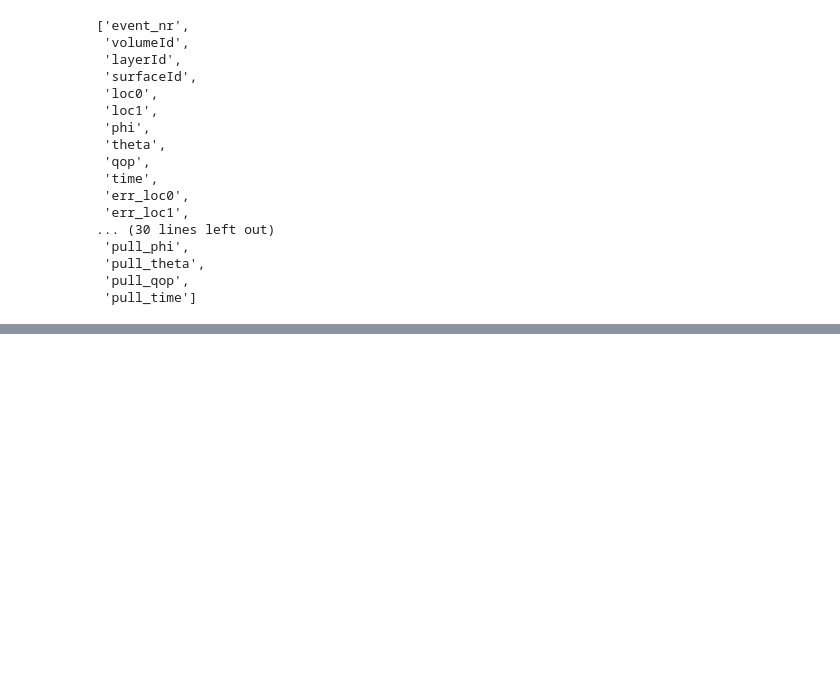
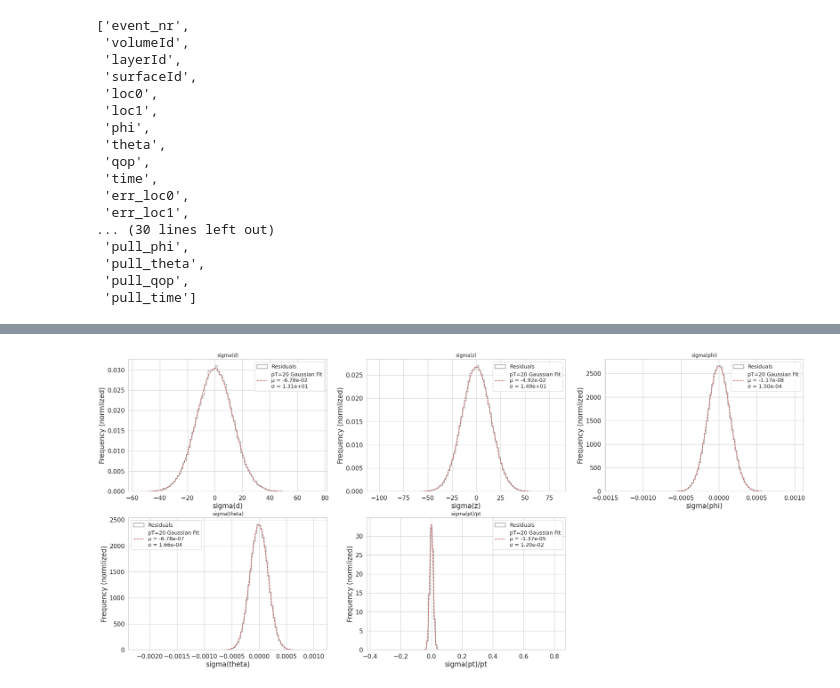
Before and after one commit to dlai211/iris-hep-log, a Jupyter notebook: code/estimatedparams.ipynb, the cells around one changed output, grey strips where cells are left out. Saved outputs shown, nothing was run; the diff lists cells and outputs as text; code cells hidden in the pictures; blank space fills up the shorter version.

```diff
--- a/code/estimatedparams.ipynb
+++ b/code/estimatedparams.ipynb
@@ -317,0 +148,81 @@ Done.
+# %%
+path = '/data/jlai/iris-hep/OutputPT/'
+# pT_values = [1, 3, 5, 10]
+pT_values = np.arange(10, 100, 10)
+i = 1
+file = uproot.open(path + f'output_pt_{pT_values[i]}' + '/tracksummary_ckf.root')
+# file = uproot.open("/data/jlai/iris-hep/output_100000/tracksummary_ckf.root")
+
+tree = file['tracksummary']
+
+# < -- Fitting with no plot -- >
+arrays = tree.arrays(["t_d0", "eLOC0_fit", "res_eLOC0_fit", "pull_eLOC0_fit",
+                      "t_z0", "eLOC1_fit", "res_eLOC1_fit", "pull_eLOC1_fit",
+                      "t_phi", "ePHI_fit", "res_ePHI_fit", "pull_ePHI_fit",
+                      "t_theta", "eTHETA_fit", "res_eTHETA_fit", "pull_eTHETA_fit",
+                      "t_p", "eQOP_fit", "res_eQOP_fit", "pull_eQOP_fit",
+                      "t_charge"], library='ak')
+
+pT_truth = arrays['t_p'] * np.sin(arrays['t_theta'])
+pT_reco = np.abs( 1 / arrays['eQOP_fit'] ) * np.sin(arrays['eTHETA_fit'])
+
+labels = {
+    'sigma(d)': ak.flatten(arrays['res_eLOC0_fit']) * 1e3, # converting from unit mm to unit um
+    'sigma(z)': ak.flatten(arrays['res_eLOC1_fit']) * 1e3, # converting to unit um
+    'sigma(phi)': ak.flatten(arrays['res_ePHI_fit']),
+    'sigma(theta)': ak.flatten(arrays['res_eTHETA_fit']),
+    'sigma(pt)/pt': ak.flatten((pT_reco - pT_truth) / pT_truth)
+}
+
+fit_results = {}
+plt.figure(figsize=(30, 13))
+for key, data in labels.items():
+    data = ak.to_numpy(data)
+    data = data[~np.isnan(data)]
+
+    mu, sigma = norm.fit(data)
+    fit_results[key] = sigma
+
+    plt.subplot(231 + list(fit_results.keys()).index(key))
+    counts, bins, _ = plt.hist(data, bins=100, histtype='step', linewidth=2, density=True, alpha=0.6, color='gray', label='Residuals')
+
+    x = np.linspace(bins[0], bins[-1], 1000)
+    plt.plot(x, norm.pdf(x, mu, sigma), 'r--', label=f'pT={pT_values[i]} Gaussian Fit\nμ = {mu:.2e}\nσ = {sigma:.2e}')
+
+    plt.title(key)
+    plt.xlabel(key)
+    plt.ylabel("Frequency (normlized)")
+    plt.legend()
+    plt.grid(True)
+plt.savefig(f'/data/jlai/iris-hep-log/TrackingResolution-3.0/TrackingResolution-3.0/plots/fitted_gaussian_pT{pT_values[i]}.png')
+
+# < -- Tracking Error Calculator -- >
+p, eta = pT_values[i], 0
+B, m = 2, 0.106
+path = '/data/jlai/iris-hep-log/TrackingResolution-3.0/TrackingResolution-3.0/'
+mydetector = inputfromfile(path+'ODD.txt', 0)
+calc_result = mydetector.errorcalculation(p, B, eta, m)
+
+# < -- plot comparsion -- >
+var_labels = ['sigma(d)', 'sigma(z)', 'sigma(phi)', 'sigma(theta)', 'sigma(pt)/pt']
+plt.figure(figsize=(20, 10))
+for var_label in var_labels:
+    idx = var_labels.index(var_label)
+    plt.subplot(231 + idx)
+
+    key = var_label
+    y_calc = calc_result[var_label]
+    y_acts = fit_results[key]
+
+    plt.scatter(p, y_calc, marker='o', s=100, label=f"Calculator: {y_calc:.4g}")
+    plt.scatter(p, y_acts, marker='x', s=100, label=f"ACTS (fit σ): {y_acts:.4g}")
+    plt.xlabel(r"$p_T$ [GeV]")
+    plt.ylabel(var_label)
+    plt.title(f"{var_label} @ $p_T$ = {p} GeV, η = {eta}")
+    plt.legend()
+    plt.grid(True)
+
+plt.tight_layout()
+plt.show()
+# %% [output]
+[figure, added]
```
Also changed, not shown: parts of 7 cells of this notebook, 10 other files.
